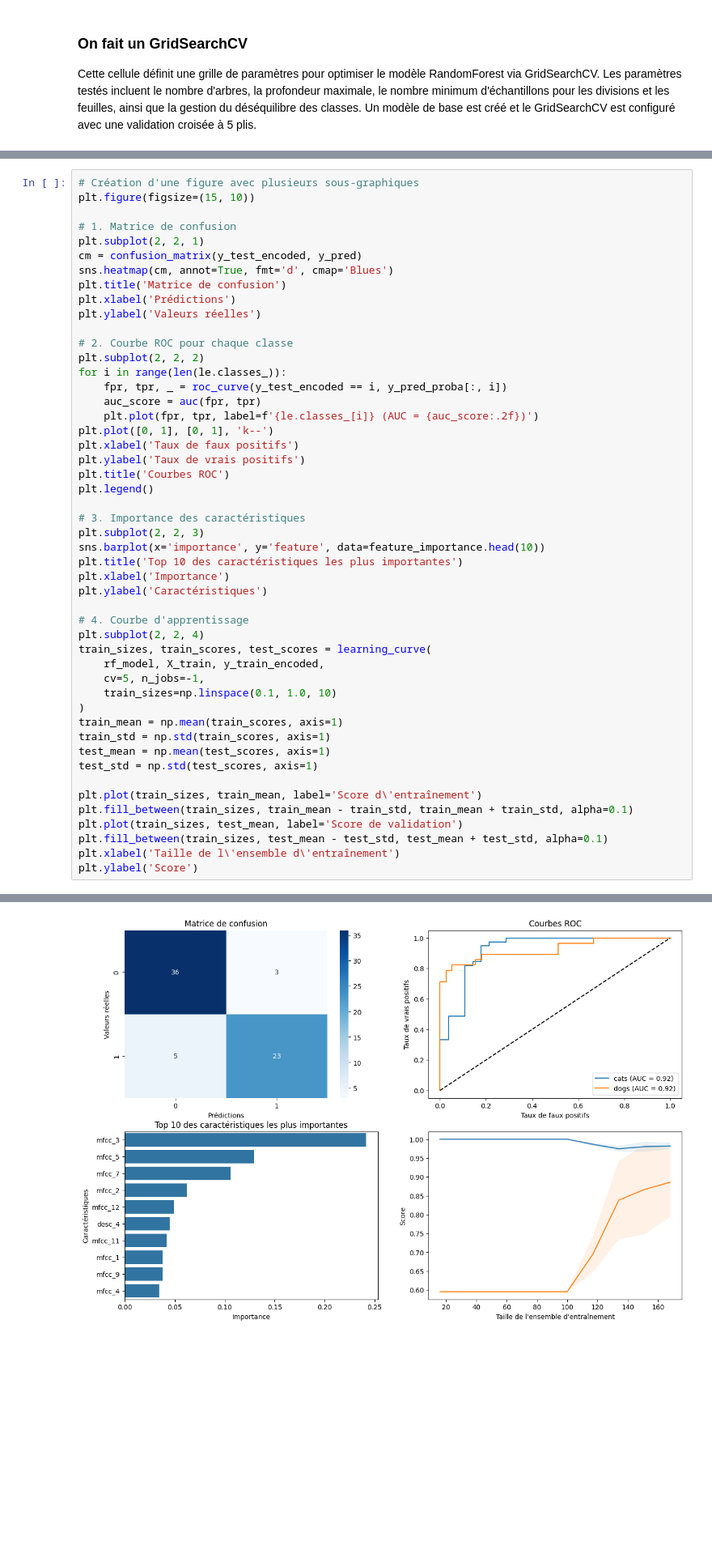
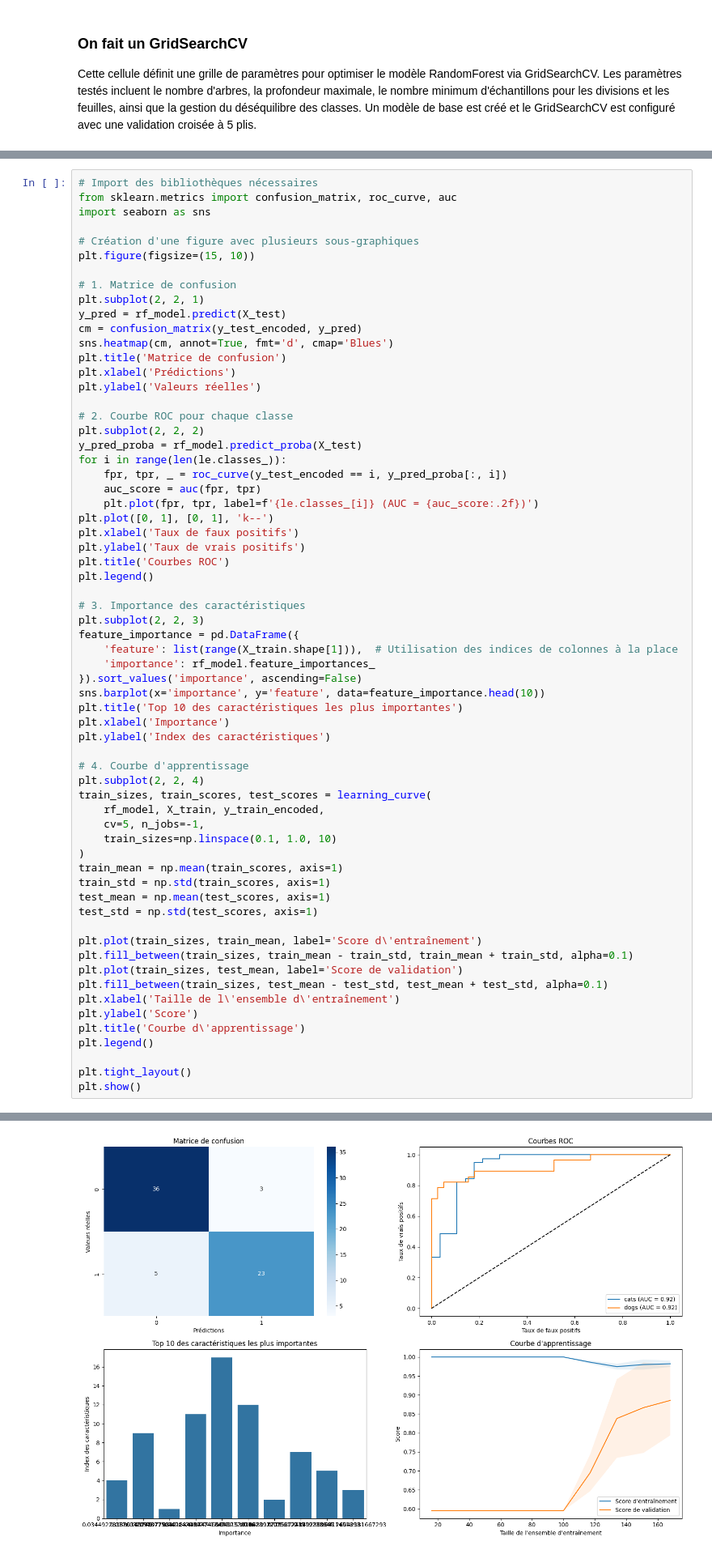
Before and after one commit to seb54/Doggy-and-Cat-adventure, a Jupyter notebook: classification_audio_v3.ipynb, the cells around one changed output, grey strips where cells are left out. Shown at 81% size. Drawn from its saved outputs; the diff is of its cells as text; blank space fills up the shorter version.

```diff
--- a/classification_audio_v2.ipynb
+++ b/classification_audio_v3.ipynb
@@ -721,11 +723,16 @@ plt.show()
 # %% [output]
 [figure]
 # %%
+# Import des bibliothèques nécessaires
+from sklearn.metrics import confusion_matrix, roc_curve, auc
+import seaborn as sns
+
 # Création d'une figure avec plusieurs sous-graphiques
 plt.figure(figsize=(15, 10))
 
 # 1. Matrice de confusion
 plt.subplot(2, 2, 1)
+y_pred = rf_model.predict(X_test)
 cm = confusion_matrix(y_test_encoded, y_pred)
 sns.heatmap(cm, annot=True, fmt='d', cmap='Blues')
 plt.title('Matrice de confusion')
@@ -734,6 +741,7 @@ plt.ylabel('Valeurs réelles')
 
 # 2. Courbe ROC pour chaque classe
 plt.subplot(2, 2, 2)
+y_pred_proba = rf_model.predict_proba(X_test)
 for i in range(len(le.classes_)):
     fpr, tpr, _ = roc_curve(y_test_encoded == i, y_pred_proba[:, i])
     auc_score = auc(fpr, tpr)
@@ -746,10 +754,14 @@ plt.legend()
 
 # 3. Importance des caractéristiques
 plt.subplot(2, 2, 3)
+feature_importance = pd.DataFrame({
+    'feature': list(range(X_train.shape[1])),  # Utilisation des indices de colonnes à la place
+    'importance': rf_model.feature_importances_
+}).sort_values('importance', ascending=False)
 sns.barplot(x='importance', y='feature', data=feature_importance.head(10))
 plt.title('Top 10 des caractéristiques les plus importantes')
 plt.xlabel('Importance')
-plt.ylabel('Caractéristiques')
+plt.ylabel('Index des caractéristiques')
 
 # 4. Courbe d'apprentissage
 plt.subplot(2, 2, 4)
@@ -769,4 +781,9 @@ plt.plot(train_sizes, test_mean, label='Score de validation')
 plt.fill_between(train_sizes, test_mean - test_std, test_mean + test_std, alpha=0.1)
 plt.xlabel('Taille de l\'ensemble d\'entraînement')
 plt.ylabel('Score')
+plt.title('Courbe d\'apprentissage')
+plt.legend()
+
+plt.tight_layout()
+plt.show()
 # %% [output]
@@ -774 +790 @@ Text(0, 0.5, 'Score')
-[figure, old version]
+[figure, new version]
```
Also changed, not shown: parts of 7 cells of this notebook, 1 other file.
